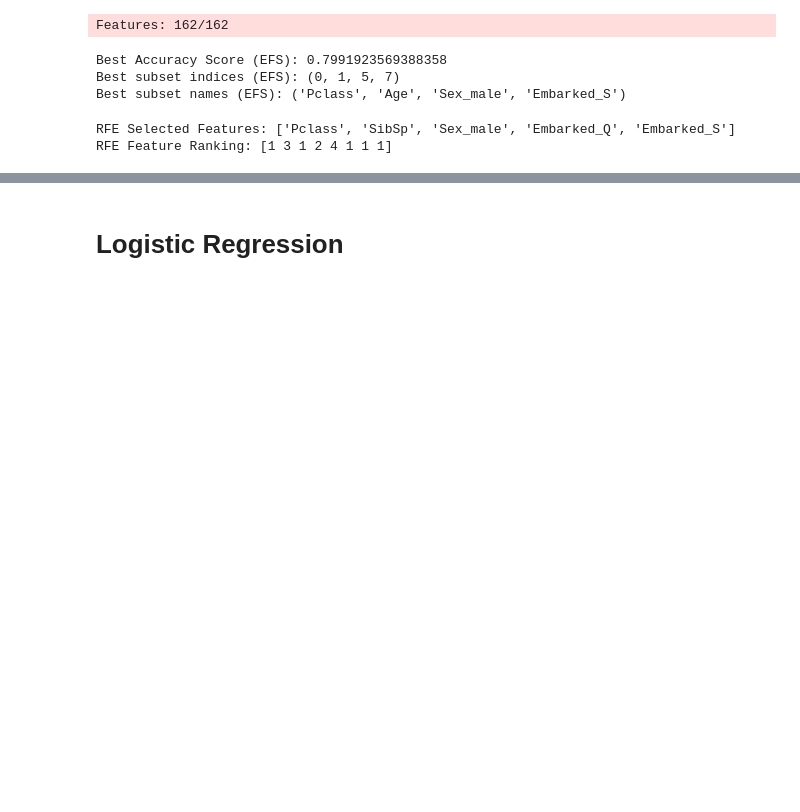
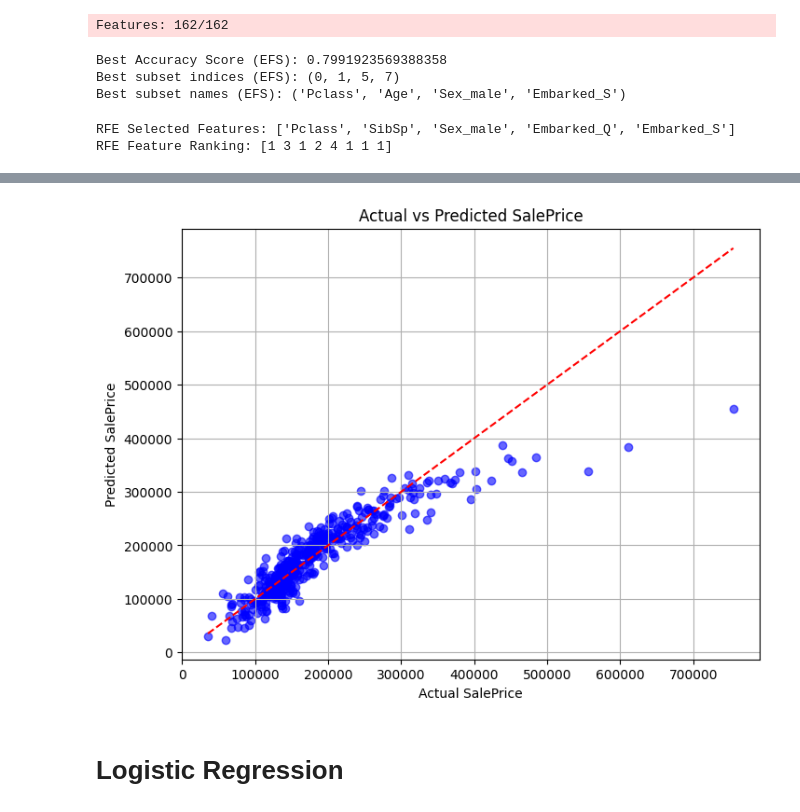
Before and after one commit to sashank1326/ML_Practice, a Jupyter notebook: Titanic_Ml_Features.ipynb, the cells around one changed output, grey strips where cells are left out. Drawn from its saved outputs; the diff is of its cells as text; code cells hidden in the pictures; blank space fills up the shorter version.

```diff
--- a/Titanic_Ml_Features.ipynb
+++ b/Titanic_Ml_Features.ipynb
@@ -296,0 +407,34 @@ RFE Feature Ranking: [1 3 1 2 4 1 1 1]
+# %%
+# X = df[[ 'LotArea', 'MSSubClass','YearBuilt','OverallQual','OverallCond']]
+X = df.select_dtypes(include ='number').drop('SalePrice',axis = 1)
+
+y = df['SalePrice']
+
+# Splitting the dataset into training and testing sets
+X_train, X_test, y_train, y_test = train_test_split(X, y, test_size=0.3, random_state=42)
+
+# Creating the Linear Regression model
+model = LinearRegression()
+
+# Training the model
+model.fit(X_train.fillna(X_train.median()), y_train)
+y_pred = model.predict(X_test.fillna(X_train.median()))
+
+
+
+# Create a DataFrame with YrSold, actual, and predicted prices
+results_df = X_test.copy()
+results_df['Actual_SalePrice'] = y_test.values
+results_df['Predicted_SalePrice'] = y_pred
+
+mse = mean_squared_error(y_test,y_pred)
+mse = mean_absolute_error(y_test,y_pred)
+rmse=np.sqrt(mse)
+r2=r2_score(y_test, y_pred)
+
+print(f"MSE: {mse}")
+print(f"MAE: {mae}")
+print(f"RMSE: {rmse}")
+print(f"R^2: {r2}")
+
+print(results_df)
@@ -297,3 +459,16 @@ RFE Feature Ranking: [1 3 1 2 4 1 1 1]
+# %%
+import matplotlib.pyplot as plt
+
+plt.figure(figsize=(8,6))
+plt.scatter(y_test, y_pred, color='blue', alpha=0.6)
+plt.plot([y_test.min(), y_test.max()], [y_test.min(), y_test.max()], color='red', linestyle='--')
+plt.xlabel('Actual SalePrice')
+plt.ylabel('Predicted SalePrice')
+plt.title('Actual vs Predicted SalePrice')
+plt.grid(True)
+plt.show()
+# %% [output]
+[figure, added]
 # %% [markdown]
 # Logistic **Regression**
 # %%
```
Also changed, not shown: parts of 26 cells of this notebook.
